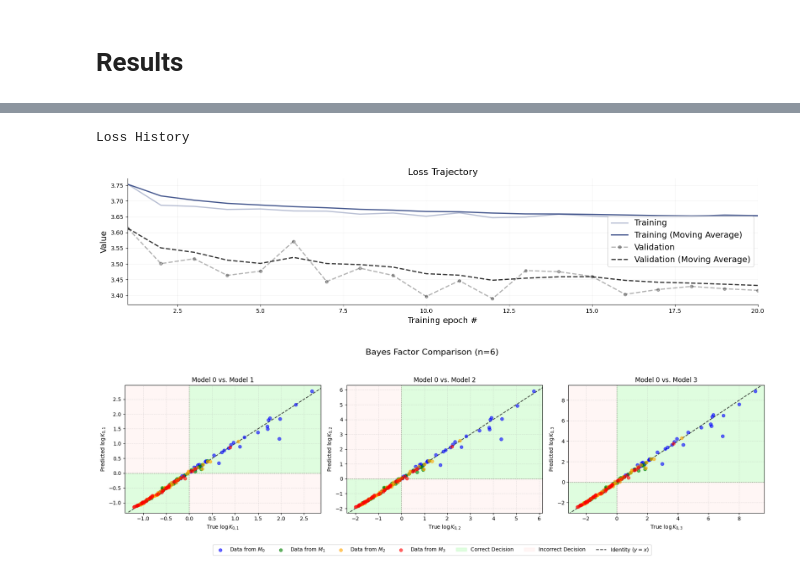
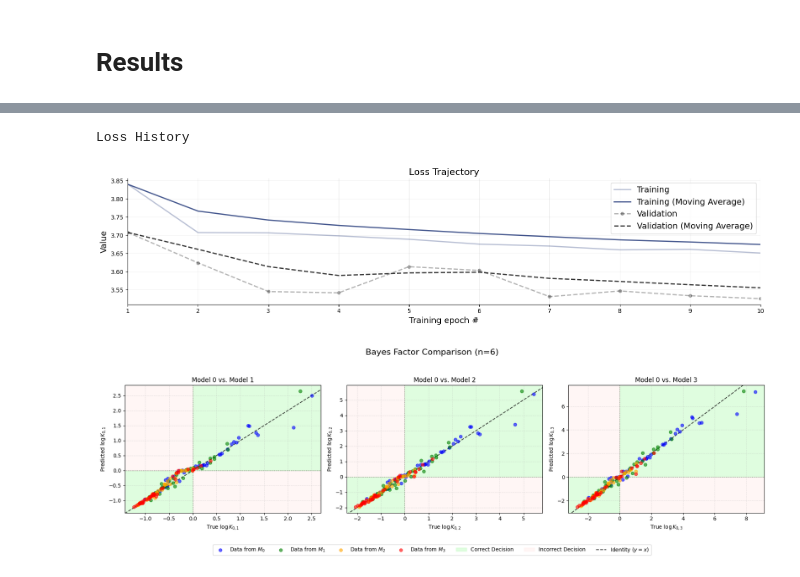
Before and after one commit to BenRodriguez1029/bayesflow-model-comparison, a Jupyter notebook: old code/multi_model_testing_close.ipynb, the cells around one changed output, grey strips where cells are left out. Saved outputs shown, nothing was run; the diff lists cells and outputs as text; code cells hidden in the pictures.

```diff
--- a/old code/multi_model_testing_close.ipynb
+++ b/old code/multi_model_testing_close.ipynb
@@ -76,7 +85,7 @@ def train_test(model, name, train_loader, val_loader, n_tests, sample_funcs, n_n
 BATCH_SIZE = 128
 TRAIN_BATCHES = 256
 VAL_BATCHES = 8
-EPOCHS = 20
+EPOCHS = 10
 N_NORM_FACTOR = 10
 N_TESTS = [5, 10, 25]
 
@@ -113,7 +122,7 @@ model_instance = MultiBayesEvidenceNetwork(len(beta_priors))
 
 model_instance.compile(
     optimizer=optimizer,
-    loss=multimodel_exponential_loss,
+    loss=multimodel_lpop_exponential_loss,
     metrics=[multimodel_accuracy]
 )
 
@@ -139,7 +161,7 @@ bf.diagnostics.plots.loss(history=history)
 plt.show()
 # %% [output]
 Loss History
-[figure, old version]
+[figure, new version]
 # %%
 from scipy.stats import beta
 import numpy as np
@@ -155,6 +177,12 @@ def calculate_true_log_evidence(X, alpha, beta_param):
     # Sum over sequence to get total log-likelihood per sample
     log_evidence = np.sum(log_pdf, axis=1)  # shape: (num_samples,)
     return log_evidence
+
+def J_alpha(x, alpha=2.0):
+    x = np.asarray(x)
+    return np.where(x < 0,
+                    -np.abs(x)**alpha,
+                     np.abs(x)**alpha)
 # %%
 import matplotlib.pyplot as plt
 import numpy as np
@@ -184,7 +212,7 @@ def check_bayes_factors():
         X_test = data_sampler(N_SAMPLES, N_SEQ)
 
         n_batch = np.full((N_SAMPLES, 1), N_SEQ / N_NORM_FACTOR, dtype=np.float32)
-        f_x_predicted = trained_model.predict([X_test[:, :, None], n_batch], verbose=0)
+        f_x_predicted = J_alpha(trained_model.predict([X_test[:, :, None], n_batch], verbose=0))
 
         log_evidence_true = np.zeros((N_SAMPLES, n_models))
         for i, (alpha, beta) in enumerate(model_params):
@@ -226,31 +254,31 @@ def check_bayes_factors():
 
         ax.axhline(0, color='k', linestyle=':', linewidth=1, alpha=0.5, zorder=2)
         ax.axvline(0, color='k', linestyle=':', linewidth=1, alpha=0.5, zorder=2)
 
         lims = [
             np.min([xlim, ylim]),
             np.max([xlim, ylim]),
         ]
         ax.plot(lims, lims, 'k--', alpha=0.75, zorder=2, label="Identity ($y=x$)")
 
         ax.set_xlim(xlim)
         ax.set_ylim(ylim)
 
         ax.set_xlabel(f"True $\log K_{{0,{model_k_idx}}}$")
         ax.set_ylabel(f"Predicted $\log K_{{0,{model_k_idx}}}$")
         ax.set_title(f"Model 0 vs. Model {model_k_idx}")
         ax.grid(True, linestyle='--', alpha=0.3)
 
     handles, labels = axes[0].get_legend_handles_labels()
     n_legend_cols = n_models + 3
     fig.legend(handles, labels, loc='upper center', bbox_to_anchor=(0.5, 0.02), ncol=n_legend_cols)
 
     plt.suptitle(f"Bayes Factor Comparison (n={N_SEQ})", fontsize=16, y=1.05)
     plt.tight_layout(rect=[0, 0.05, 1, 1]) # Adjust layout to make room for legend
     plt.show()
 
 # ---
 # Call the function
 check_bayes_factors()
 # %% [output]
-[figure, old version]
+[figure, new version]
```
Also changed, not shown: parts of 2 cells of this notebook, 2 other files.
